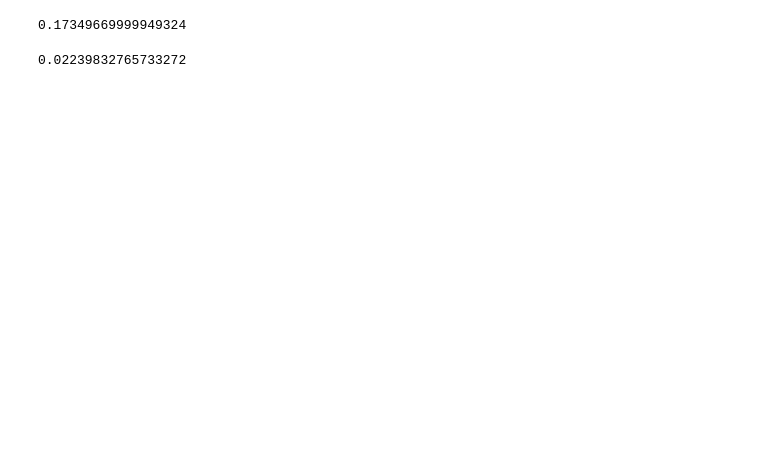
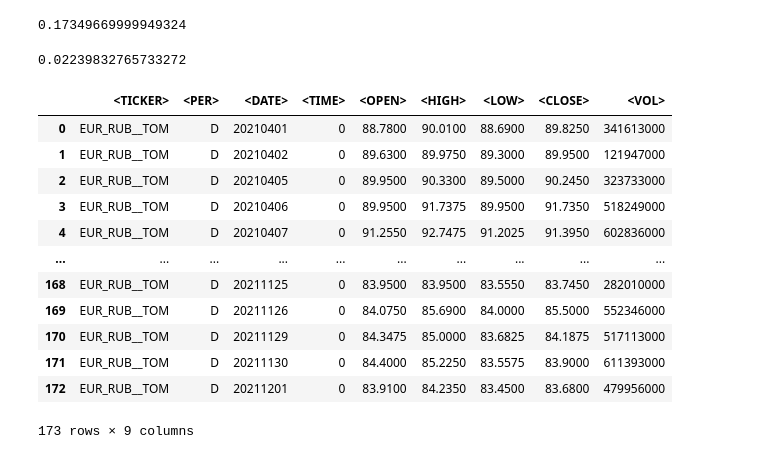
Before and after one commit to zebrabug/FinalMDS, a Jupyter notebook: Sigma.ipynb, the cells around one changed output. Cells and saved outputs as stored; diff of their text form; code cells hidden in the pictures; blank space fills up the shorter version.

```diff
--- a/Sigma.ipynb
+++ b/Sigma.ipynb
@@ -48,0 +55,16 @@ sigma.iloc[-1] * (1/8/60)**0.5
+# %%
+data
+# %% [output]
+|  | <TICKER> | <PER> | <DATE> | <TIME> | <OPEN> | <HIGH> | <LOW> | <CLOSE> | <VOL> |
+| 0 | EUR_RUB__TOM | D | 20210401 | 0 | 88.7800 | 90.0100 | 88.6900 | 89.8250 | 341613000 |
+| 1 | EUR_RUB__TOM | D | 20210402 | 0 | 89.6300 | 89.9750 | 89.3000 | 89.9500 | 121947000 |
+| 2 | EUR_RUB__TOM | D | 20210405 | 0 | 89.9500 | 90.3300 | 89.5000 | 90.2450 | 323733000 |
+| 3 | EUR_RUB__TOM | D | 20210406 | 0 | 89.9500 | 91.7375 | 89.9500 | 91.7350 | 518249000 |
+| 4 | EUR_RUB__TOM | D | 20210407 | 0 | 91.2550 | 92.7475 | 91.2025 | 91.3950 | 602836000 |
+| ... | ... | ... | ... | ... | ... | ... | ... | ... | ... |
+| 168 | EUR_RUB__TOM | D | 20211125 | 0 | 83.9500 | 83.9500 | 83.5550 | 83.7450 | 282010000 |
+| 169 | EUR_RUB__TOM | D | 20211126 | 0 | 84.0750 | 85.6900 | 84.0000 | 85.5000 | 552346000 |
+| 170 | EUR_RUB__TOM | D | 20211129 | 0 | 84.3475 | 85.0000 | 83.6825 | 84.1875 | 517113000 |
+| 171 | EUR_RUB__TOM | D | 20211130 | 0 | 84.4000 | 85.2250 | 83.5575 | 83.9000 | 611393000 |
+| 172 | EUR_RUB__TOM | D | 20211201 | 0 | 83.9100 | 84.2350 | 83.4500 | 83.6800 | 479956000 |
+173 rows × 9 columns
```
Also changed, not shown: parts of 7 cells of this notebook, 1 other file.
